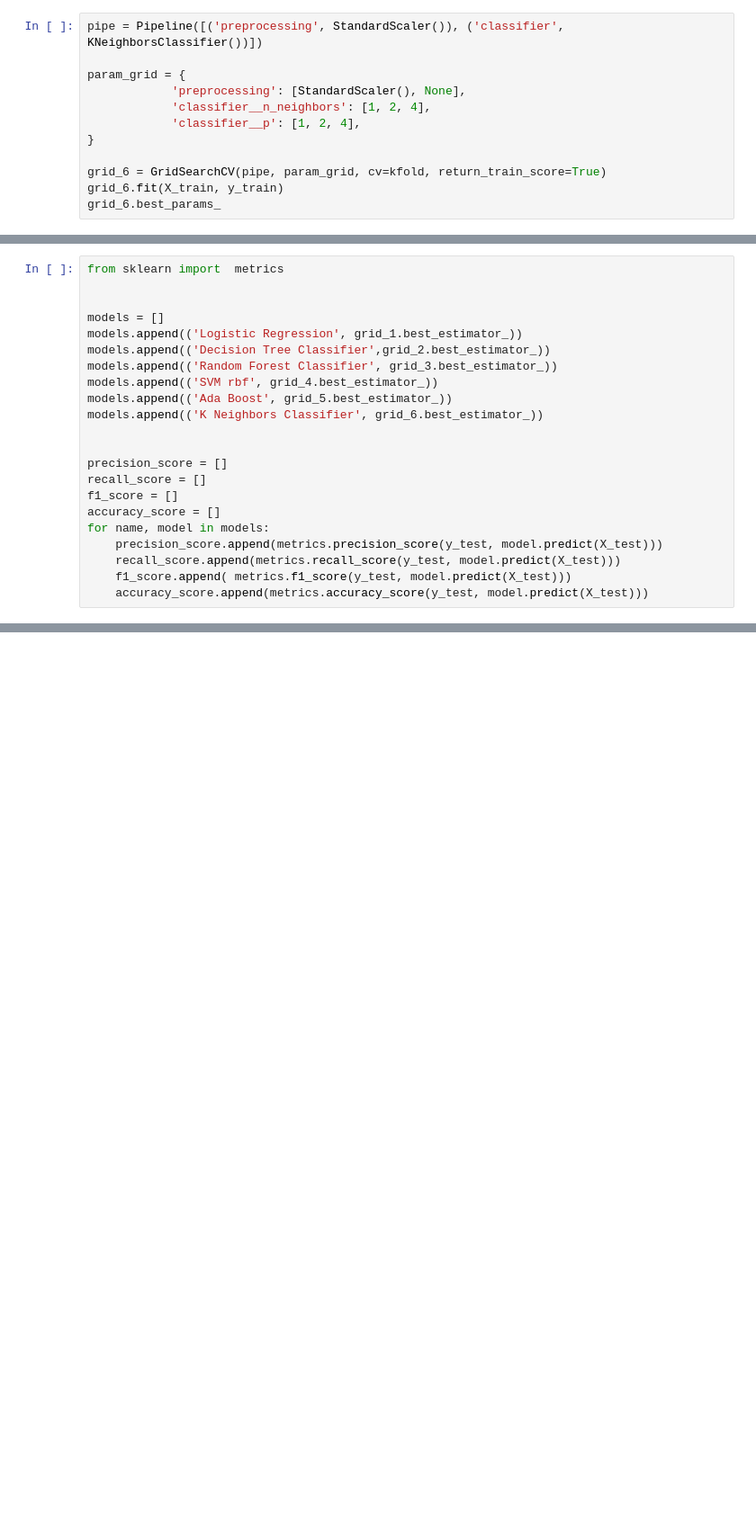
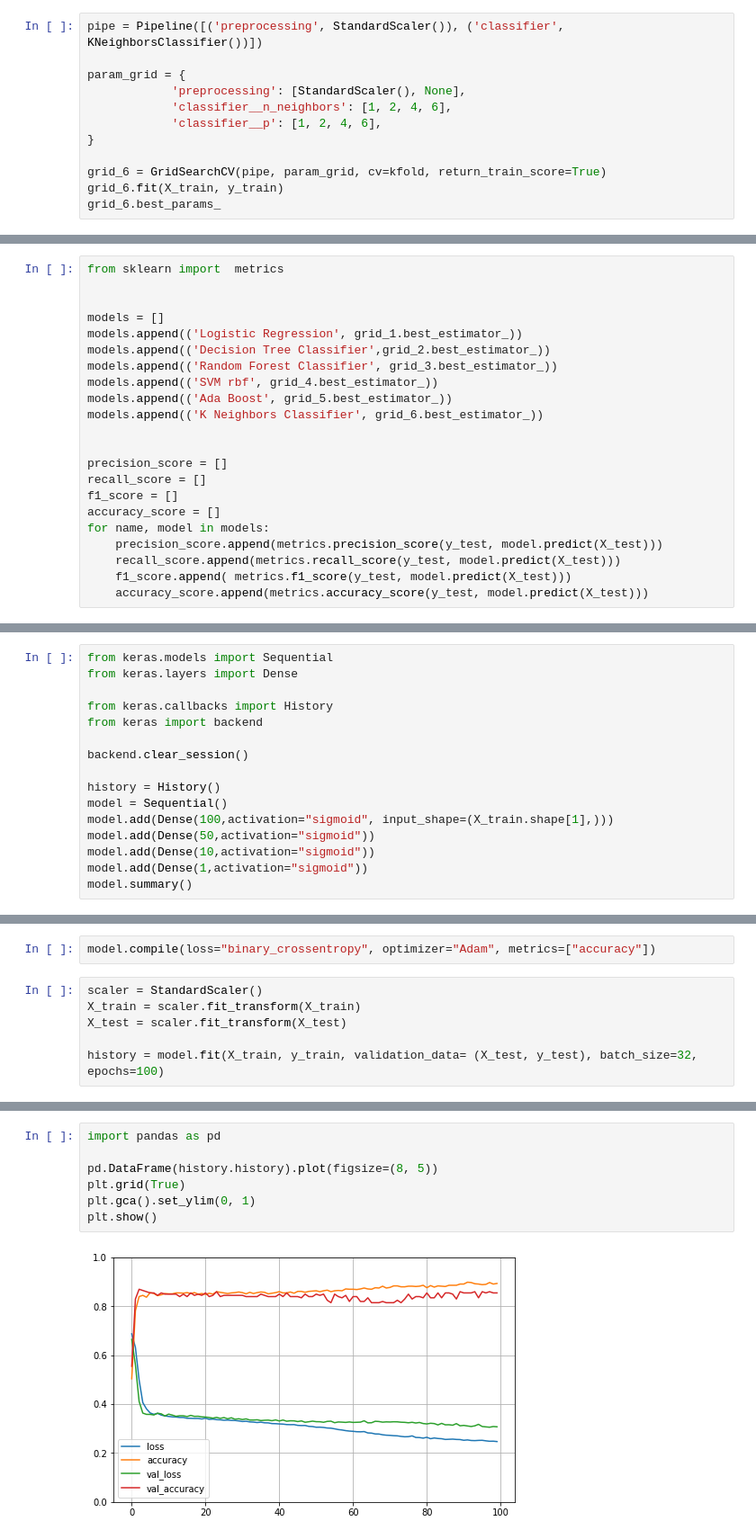
Before and after one commit to karolinawegrzyn/projektPSI, a Jupyter notebook: projekt_PSI.ipynb, the cells around one changed output, grey strips where cells are left out. Shown at 90% size. Saved outputs shown, nothing was run; the diff lists cells and outputs as text; blank space fills up the shorter version.

```diff
--- a/projekt_PSI.ipynb
+++ b/projekt_PSI.ipynb
@@ -258,8 +258,8 @@ pipe = Pipeline([('preprocessing', StandardScaler()), ('classifier', KNeighborsC
 
 param_grid = {
             'preprocessing': [StandardScaler(), None],
-            'classifier__n_neighbors': [1, 2, 4],
-            'classifier__p': [1, 2, 4],
+            'classifier__n_neighbors': [1, 2, 4, 6],
+            'classifier__p': [1, 2, 4, 6],
 }
 
 grid_6 = GridSearchCV(pipe, param_grid, cv=kfold, return_train_score=True)
@@ -311,0 +325,16 @@ dataframe
+# %%
+from keras.models import Sequential
+from keras.layers import Dense
+
+from keras.callbacks import History
+from keras import backend
+
+backend.clear_session()
+
+history = History()
+model = Sequential()
+model.add(Dense(100,activation="sigmoid", input_shape=(X_train.shape[1],)))
+model.add(Dense(50,activation="sigmoid"))
+model.add(Dense(10,activation="sigmoid"))
+model.add(Dense(1,activation="sigmoid"))
+model.summary()
@@ -311,0 +359,8 @@ dataframe
+# %%
+model.compile(loss="binary_crossentropy", optimizer="Adam", metrics=["accuracy"])
+# %%
+scaler = StandardScaler()
+X_train = scaler.fit_transform(X_train)
+X_test = scaler.fit_transform(X_test)
+
+history = model.fit(X_train, y_train, validation_data= (X_test, y_test), batch_size=32, epochs=100)
@@ -311,0 +385,9 @@ dataframe
+# %%
+import pandas as pd
+
+pd.DataFrame(history.history).plot(figsize=(8, 5))
+plt.grid(True)
+plt.gca().set_ylim(0, 1)
+plt.show()
+# %% [output]
+[figure, added]
```
Also changed, not shown: parts of 11 cells of this notebook.
